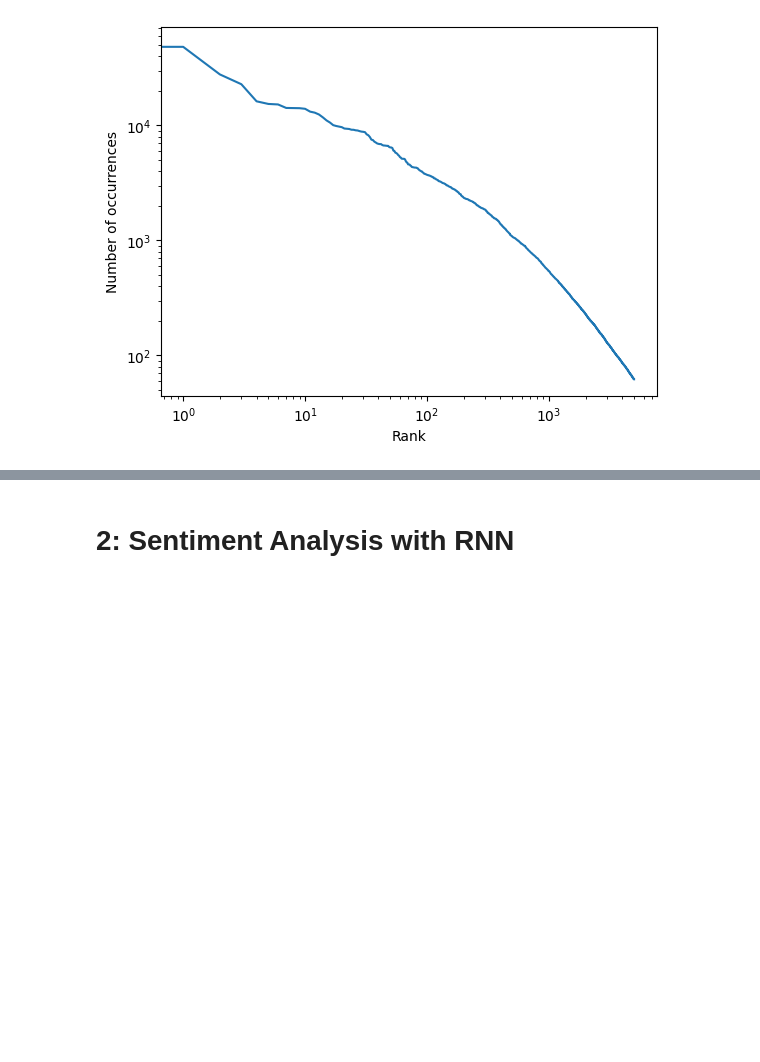
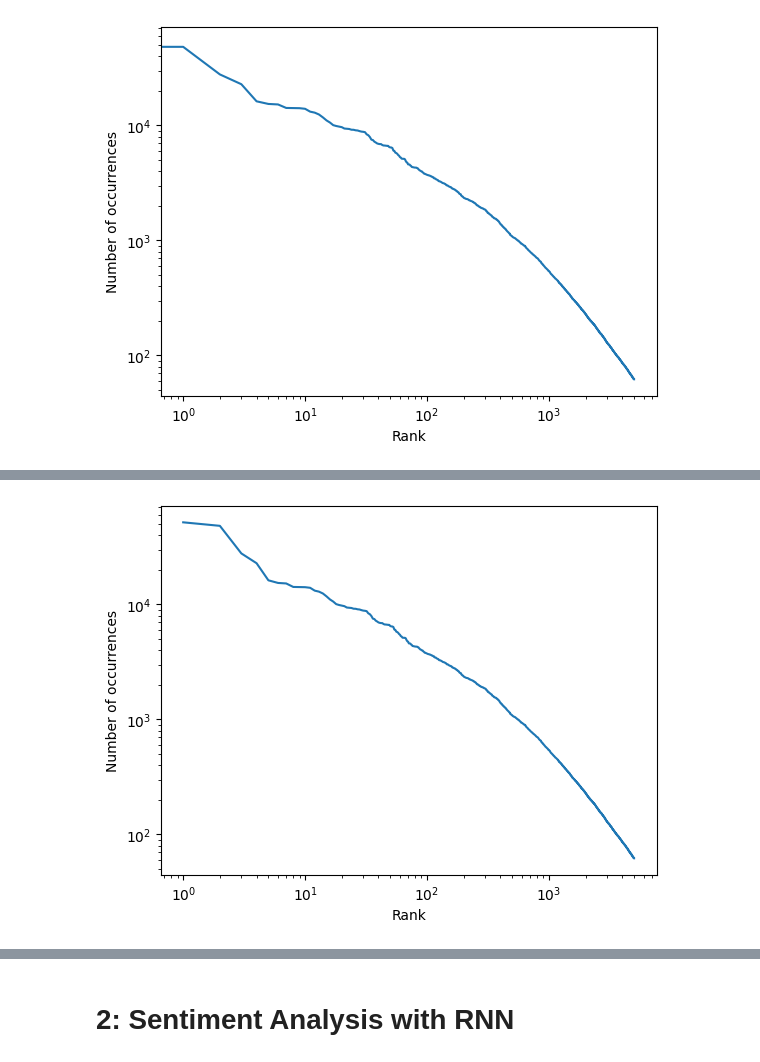
Before and after one commit to ChristopherDaigle/udacity_nlp_nanodeg, a Jupyter notebook: 02_computing-with-NLP/04_sentiment_analysis.ipynb, the cells around one changed output, grey strips where cells are left out. Saved outputs shown, nothing was run; the diff lists cells and outputs as text; code cells hidden in the pictures; blank space fills up the shorter version.

```diff
--- a/02_computing-with-NLP/04_sentiment_analysis.ipynb
+++ b/02_computing-with-NLP/04_sentiment_analysis.ipynb
@@ -503,3 +519,12 @@ term_rank_df.head()
+# %%
+plt.plot(term_rank_df['freq_r'])
+plt.gca().set_xscale('log')
+plt.gca().set_yscale('log')
+plt.xlabel('Rank')
+plt.ylabel('Number of occurrences')
+plt.show()
+# %% [output]
+[figure, added]
 # %% [markdown]
 #### Question: Zipf's law
 
```
Also changed, not shown: parts of 20 cells of this notebook.
